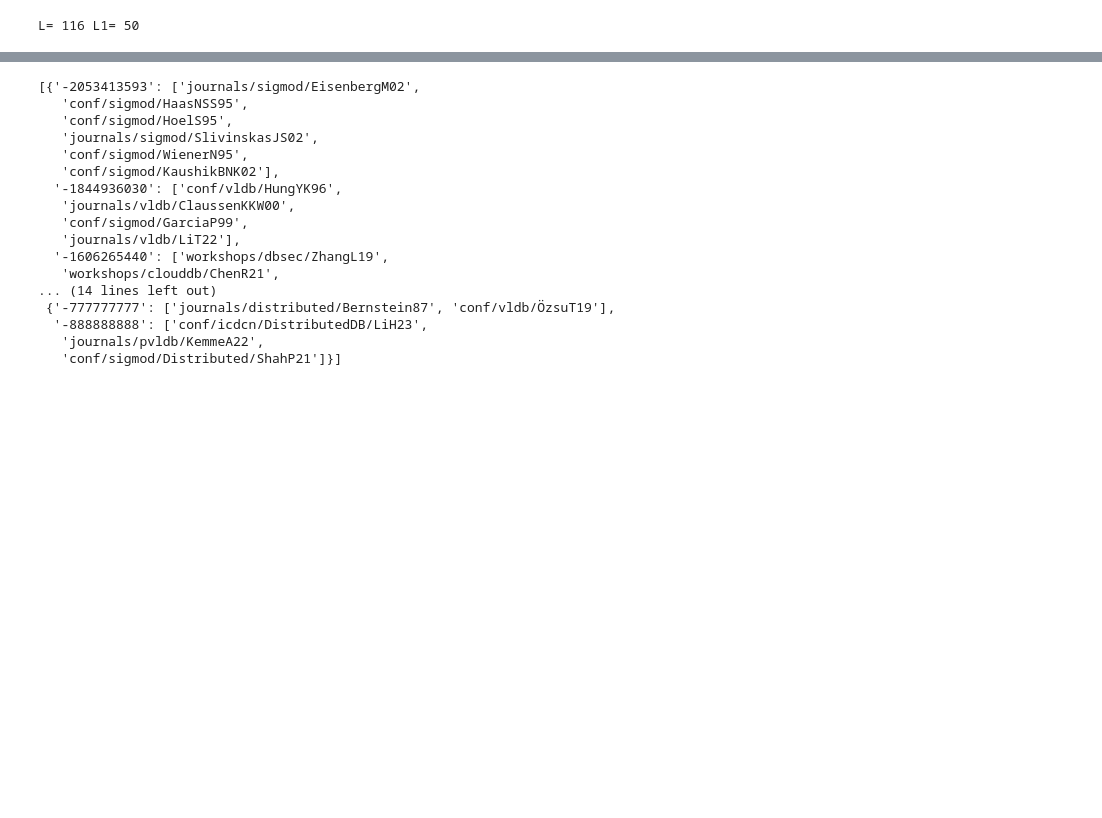
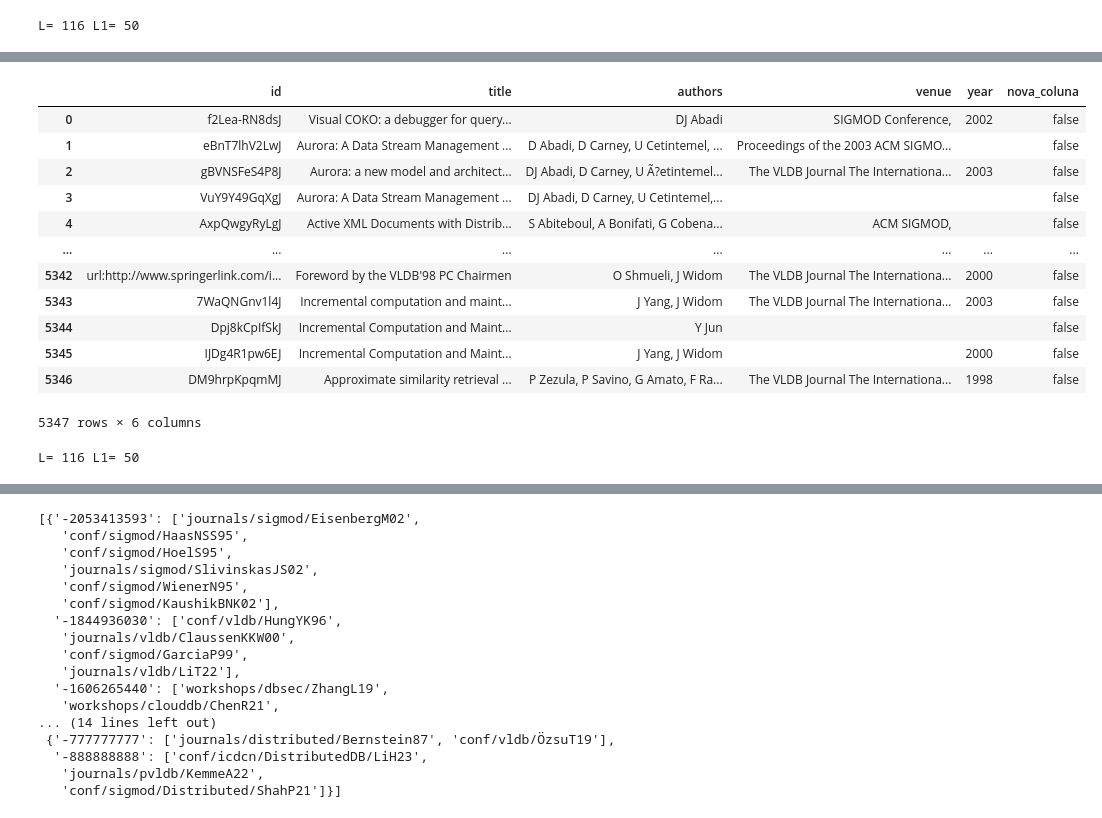
Before and after one commit to pereiraIgor/approximate-blocking, a Jupyter notebook: 10-quantidadeAcesso/scd_teste.ipynb, the cells around one changed output, grey strips where cells are left out. Saved outputs shown, nothing was run; the diff lists cells and outputs as text; code cells hidden in the pictures; blank space fills up the shorter version.

```diff
--- a/10-quantidadeAcesso/scd_teste.ipynb
+++ b/10-quantidadeAcesso/scd_teste.ipynb
@@ -1151,0 +1174,20 @@ TP= 4553 Recall= 0.8515055171123995 Precision= 0.8543816851191594 pairsNo= 21164
+# %%
+mask_df1 = df1['id'].isin(truthD.keys())
+mask_df2 = df2['id'].isin([id_scholar for ids in truthD.values() for id_scholar in ids])
+
+# Atualizar as colunas 'nova_coluna' de uma vez
+df1.loc[mask_df1, 'nova_coluna'] = 'false'
+df2.loc[mask_df2, 'nova_coluna'] = 'false'
+
+# Criar os DataFrames resultantes de forma eficiente
+novodf1 = df1[mask_df1].copy()
+novodf2 = df2[mask_df2].copy()
+novodf1.reset_index(drop=True, inplace=True)
+novodf2.reset_index(drop=True, inplace=True)
+print(novodf1.shape, novodf2.shape)
+
+resultado1 = df1[df1['nova_coluna'] == 'true'].copy()
+resultado2 = df2[df2['nova_coluna'] == 'true'].copy()
+novodf1 = pd.concat([novodf1, resultado1], ignore_index=True)
+novodf2 = pd.concat([novodf2, resultado2], ignore_index=True)
+novodf1.shape, novodf2.shape
@@ -1151,0 +1216,39 @@ TP= 4553 Recall= 0.8515055171123995 Precision= 0.8543816851191594 pairsNo= 21164
+# %%
+novodf1 = pd.DataFrame()
+novodf2 = pd.DataFrame()
+
+for e in truthD:
+    #print(e, truthD[e]) # conf/sigmod/AbadiC02 ['f2Lea-RN8dsJ']
+    df1.loc[df1['id'] == e, 'nova_coluna'] = 'false'
+    temp_df = df1[df1['id'] == e]
+    novodf1 = pd.concat([novodf1, temp_df], ignore_index=True)
+    for id_scholar in truthD[e]:
+        df2.loc[df2['id'] == id_scholar, 'nova_coluna'] = 'false'
+        temp_df2 = df2[df2['id'] == id_scholar]
+        novodf2 = pd.concat([novodf2, temp_df2], ignore_index=True)
+
+novodf1.shape, novodf2.shape
+
+resultado1 = df1[df1['nova_coluna'] == 'true'].copy()
+resultado2 = df2[df2['nova_coluna'] == 'true'].copy()
+novodf1 = pd.concat([novodf1, resultado1], ignore_index=True)
+novodf2 = pd.concat([novodf2, resultado2], ignore_index=True)
+# %%
+df1 = novodf1
+df2 = novodf2
+# %%
+df2
+# %% [output]
+|  | id | title | authors | venue | year | nova_coluna |
+| 0 | f2Lea-RN8dsJ | Visual COKO: a debugger for query... | DJ Abadi | SIGMOD Conference, | 2002 | false |
+| 1 | eBnT7lhV2LwJ | Aurora: A Data Stream Management ... | D Abadi, D Carney, U Cetintemel, ... | Proceedings of the 2003 ACM SIGMO... |  | false |
+| 2 | gBVNSFeS4P8J | Aurora: a new model and architect... | DJ Abadi, D Carney, U Ã?etintemel... | The VLDB Journal The Internationa... | 2003 | false |
+| 3 | VuY9Y49GqXgJ | Aurora: A Data Stream Management ... | DJ Abadi, D Carney, U Cetintemel,... |  |  | false |
+| 4 | AxpQwgyRyLgJ | Active XML Documents with Distrib... | S Abiteboul, A Bonifati, G Cobena... | ACM SIGMOD, |  | false |
+| ... | ... | ... | ... | ... | ... | ... |
+| 5342 | url:http://www.springerlink.com/i... | Foreword by the VLDB'98 PC Chairmen | O Shmueli, J Widom | The VLDB Journal The Internationa... | 2000 | false |
+| 5343 | 7WaQNGnv1l4J | Incremental computation and maint... | J Yang, J Widom | The VLDB Journal The Internationa... | 2003 | false |
+| 5344 | Dpj8kCpIfSkJ | Incremental Computation and Maint... | Y Jun |  |  | false |
+| 5345 | IJDg4R1pw6EJ | Incremental Computation and Maint... | J Yang, J Widom |  | 2000 | false |
+| 5346 | DM9hrpKpqmMJ | Approximate similarity retrieval ... | P Zezula, P Savino, G Amato, F Ra... | The VLDB Journal The Internationa... | 1998 | false |
+5347 rows × 6 columns
@@ -1151,0 +1312,14 @@ TP= 4553 Recall= 0.8515055171123995 Precision= 0.8543816851191594 pairsNo= 21164
+# %%
+
+t = 0.5
+TP = 5347
+eps = 0.1
+w = 1000
+delta = 0.1
+L = math.ceil(math.log(1 / delta) / (2 * (eps ** 2)))
+eps = 0.01
+L1 = int(1 / (2 * eps))
+print("L=", L, "L1=", L1)
+q = 2
+# %% [output]
+L= 116 L1= 50
```
Also changed, not shown: parts of 20 cells of this notebook, 3 other files.
